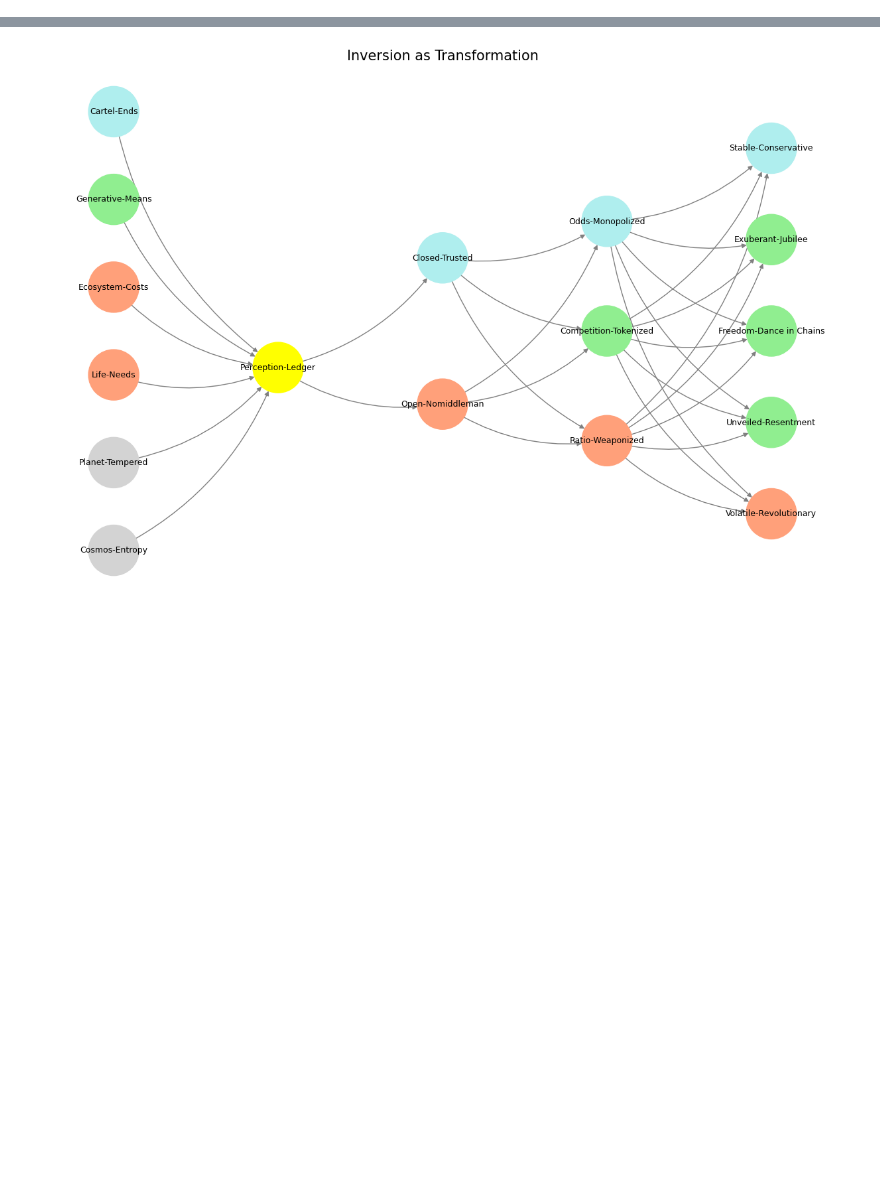
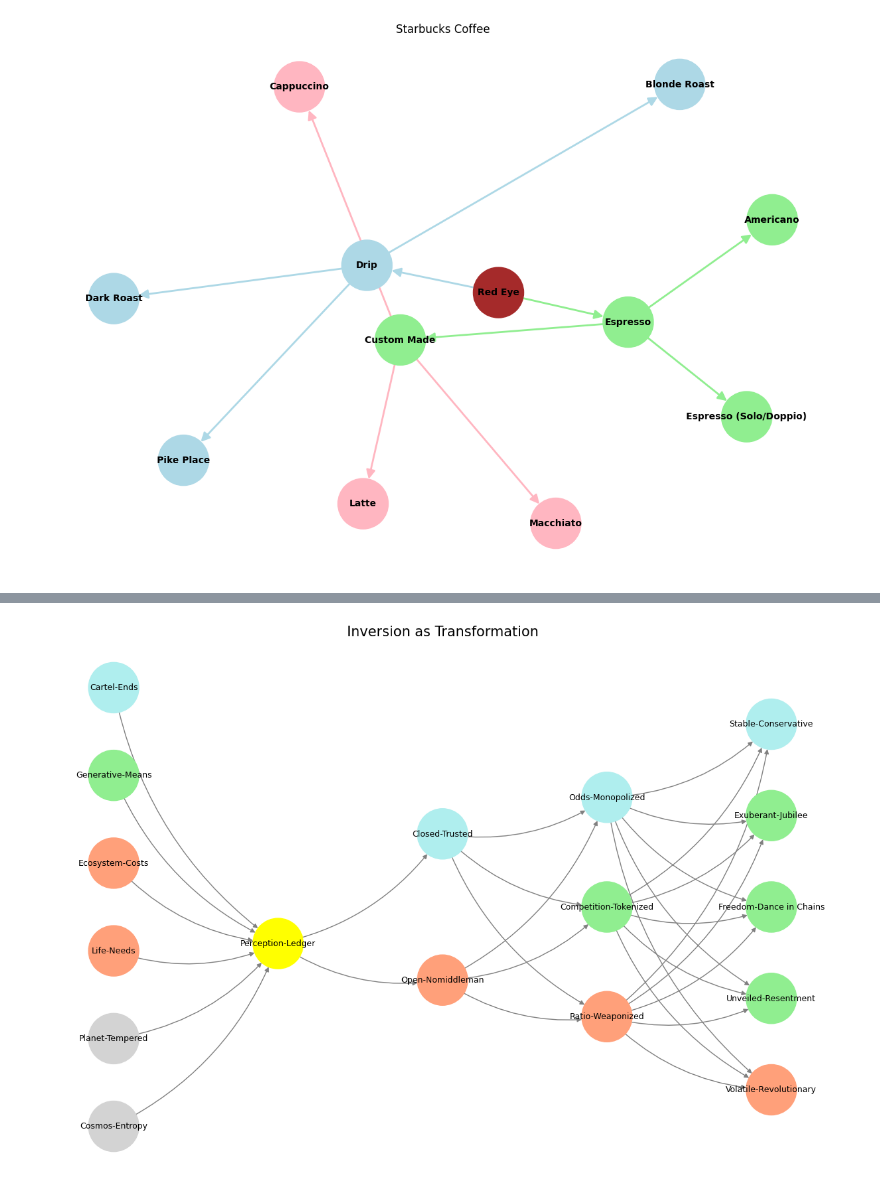
Before and after one commit to abikesa/geotheology, a Jupyter notebook: kitabo/ensi/_build/jupyter_execute/act3/part1/part1_3.ipynb, the cells around one changed output, grey strips where cells are left out. Cells and saved outputs as stored; diff of their text form; code cells hidden in the pictures; blank space fills up the shorter version.

Commit message:
stabucks coffee, with nodes

```diff
--- a/kitabo/ensi/_build/jupyter_execute/act3/part1/part1_3.ipynb
+++ b/kitabo/ensi/_build/jupyter_execute/act3/part1/part1_3.ipynb
@@ -42,0 +29,89 @@ In the end, science and deception are two sides of the same coin. Science attemp
+# %%
+import matplotlib.pyplot as plt
+import networkx as nx
+
+# Function to create the CoffeeTree network with colored nodes and edges
+def create_colored_coffee_network():
+    G = nx.DiGraph()
+
+    # Define nodes with colors
+    nodes = {
+        "Red Eye": "brown",
+        "Drip": "lightblue",
+        "Blonde Roast": "lightblue",
+        "Pike Place": "lightblue",
+        "Dark Roast": "lightblue",
+        "Espresso": "lightgreen",
+        "Espresso (Solo/Doppio)": "lightgreen",
+        "Americano": "lightgreen",
+        "Custom Made": "lightgreen",
+        "Latte": "lightpink",
+        "Cappuccino": "lightpink",
+        "Macchiato": "lightpink"
+    }
+
+    # Add nodes to graph
+    for node, color in nodes.items():
+        G.add_node(node, color=color)
+
+    # Define edges with colors
+    edges = [
+        ("Red Eye", "Drip", "lightblue"),  # Drip branch
+        ("Red Eye", "Espresso", "lightgreen"),  # Espresso branch
+        ("Drip", "Blonde Roast", "lightblue"),
+        ("Drip", "Pike Place", "lightblue"),
+        ("Drip", "Dark Roast", "lightblue"),
+        ("Espresso", "Espresso (Solo/Doppio)", "lightgreen"),
+        ("Espresso", "Americano", "lightgreen"),
+        ("Espresso", "Custom Made", "lightgreen"),
+        ("Custom Made", "Latte", "lightpink"),
+        ("Custom Made", "Cappuccino", "lightpink"),
+        ("Custom Made", "Macchiato", "lightpink"),
+    ]
+
+    # Add edges to graph
+    for source, target, color in edges:
+        G.add_edge(source, target, color=color)
+
+    return G, nodes
+
+# Function to extract edge colors for visualization
+def get_edge_colors(G):
+    return [G[u][v]['color'] for u, v in G.edges]
+
+# Function to extract node colors for visualization
+def get_node_colors(G, nodes):
+    return [nodes[node] for node in G.nodes]
+
+# Create the network with colored nodes and edges
+coffee_network, node_colors = create_colored_coffee_network()
+
+# Plot the network with specified colors
+plt.figure(figsize=(12, 8))
+
+# Set a fixed seed for layout consistency
+pos = nx.spring_layout(coffee_network, seed=3)
+
+# Get edge and node colors for plotting
+edge_colors = get_edge_colors(coffee_network)
+node_colors_list = get_node_colors(coffee_network, node_colors)
+
+# Draw the network
+nx.draw(
+    coffee_network,
+    pos,
+    with_labels=True,
+    node_color=node_colors_list,
+    node_size=3000,
+    font_size=10,
+    font_weight="bold",
+    edge_color=edge_colors,
+    arrowsize=20,
+    width=2
+)
+
+# Add a title to the diagram
+plt.title("Starbucks Coffee")
+plt.show()
+# %% [output]
+[figure, added]
```
Also changed, not shown: parts of 2 cells of this notebook, 6 other files.
